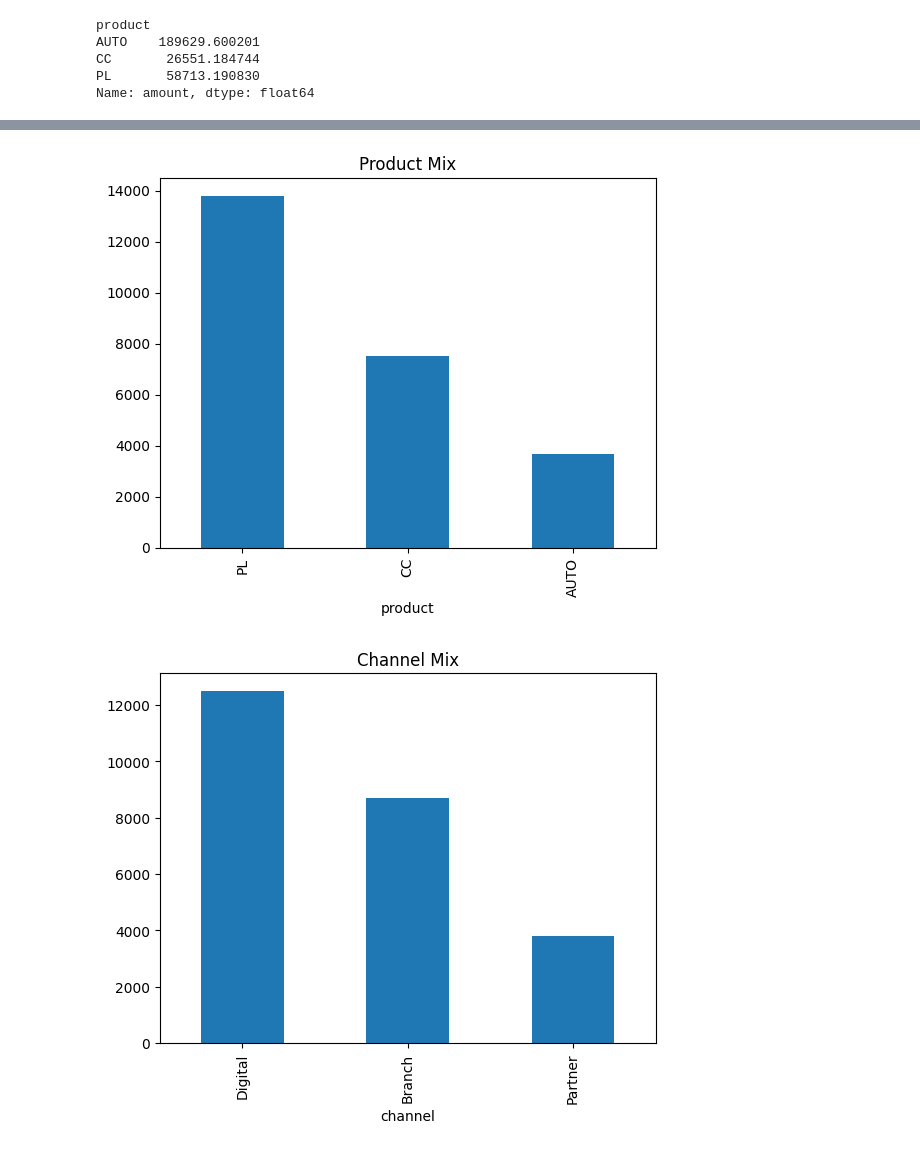
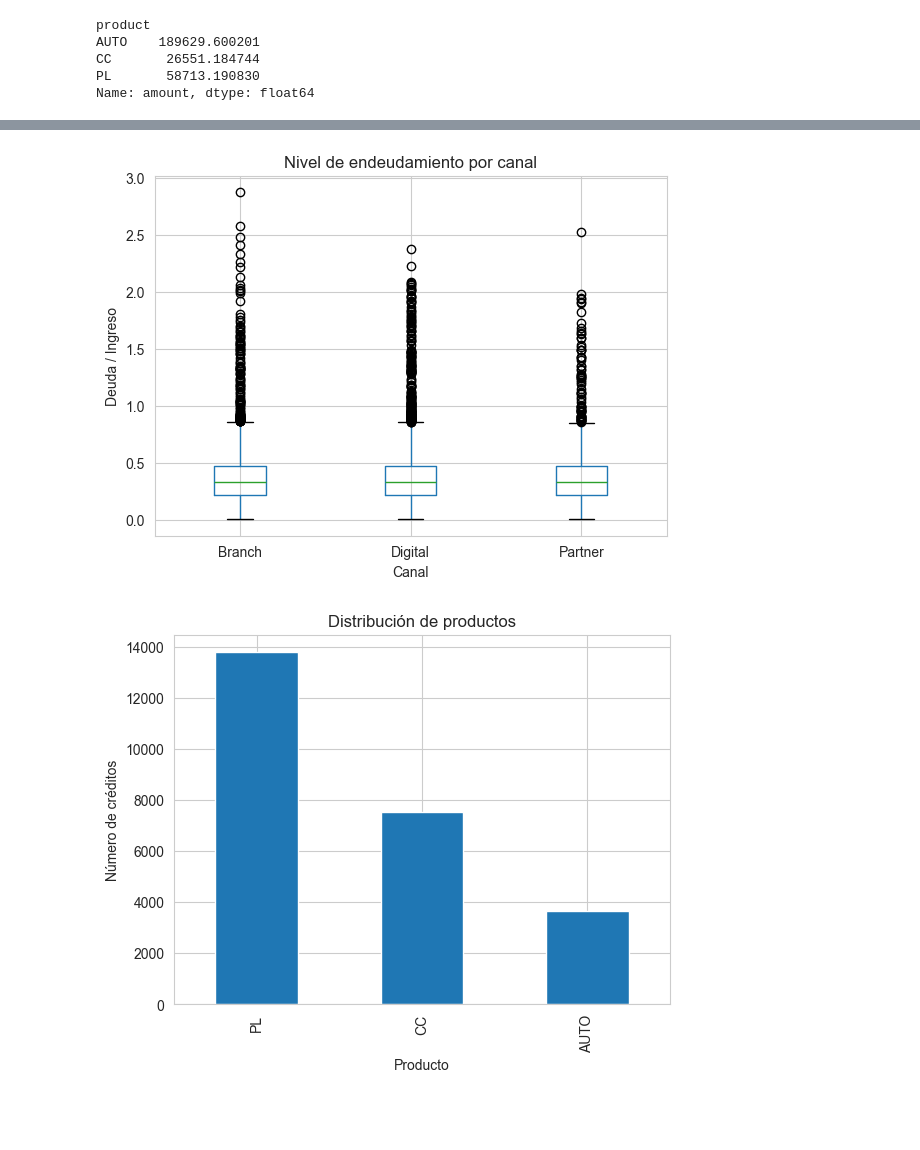
Before and after one commit to lioact/Prueba-Monex, a Jupyter notebook: 01 EDA.ipynb, the cells around one changed output, grey strips where cells are left out. Saved outputs shown, nothing was run; the diff lists cells and outputs as text; code cells hidden in the pictures; blank space fills up the shorter version.

```diff
--- a/01 EDA.ipynb
+++ b/01 EDA.ipynb
@@ -2,9 +2,7 @@
 # EDA Applications
 # %%
 import pandas as pd
-apps = pd.read_csv(
-    'data/applications.csv',
-    parse_dates=['orig_month'],
-    thousands=','
-)
-apps
+import seaborn as sns
+import matplotlib.pyplot as plt
+
+apps = pd.read_csv('data/applications.csv',parse_dates=['orig_month'],thousands=',')
@@ -136,11 +123,17 @@ apps[apps['debt_income'] > 1]
+# %%
+apps.boxplot(column='debt_income', by='channel')
+plt.title('Nivel de endeudamiento por canal')
+plt.suptitle('')
+plt.xlabel('Canal')
+plt.ylabel('Deuda / Ingreso')
+plt.show()
+# %% [output]
+[figure, added]
 # %%
 apps['product'].value_counts().plot(kind='bar')
-plt.title('Product Mix')
+plt.title('Distribución de productos')
+plt.xlabel('Producto')
+plt.ylabel('Número de créditos')
 plt.show()
-
-apps['channel'].value_counts().plot(kind='bar')
-plt.title('Channel Mix')
-plt.show()
 # %% [output]
-[figure, old version]
+[figure, new version]
-[figure, removed]
```
Also changed, not shown: parts of 19 cells of this notebook, 4 other files.
